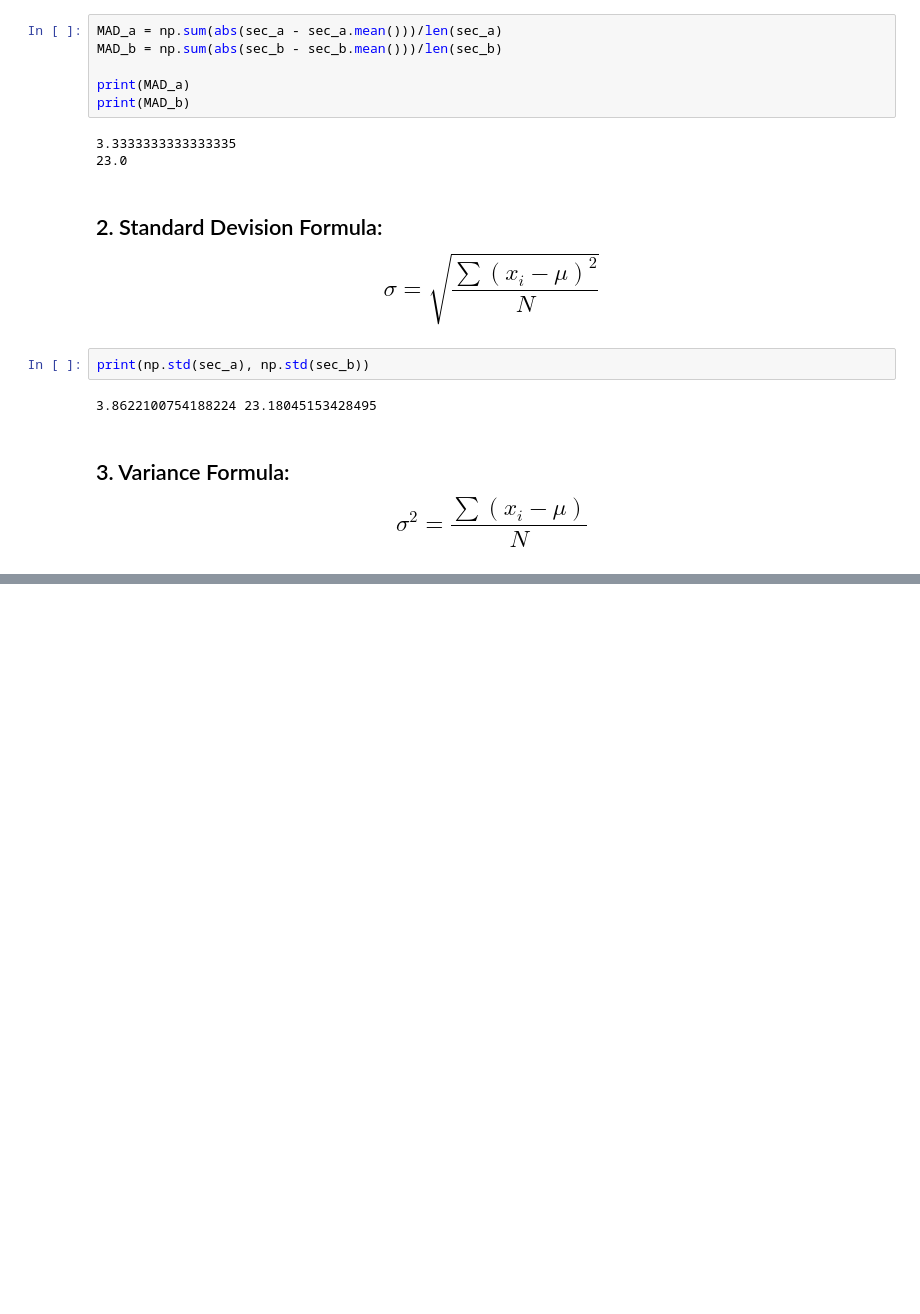
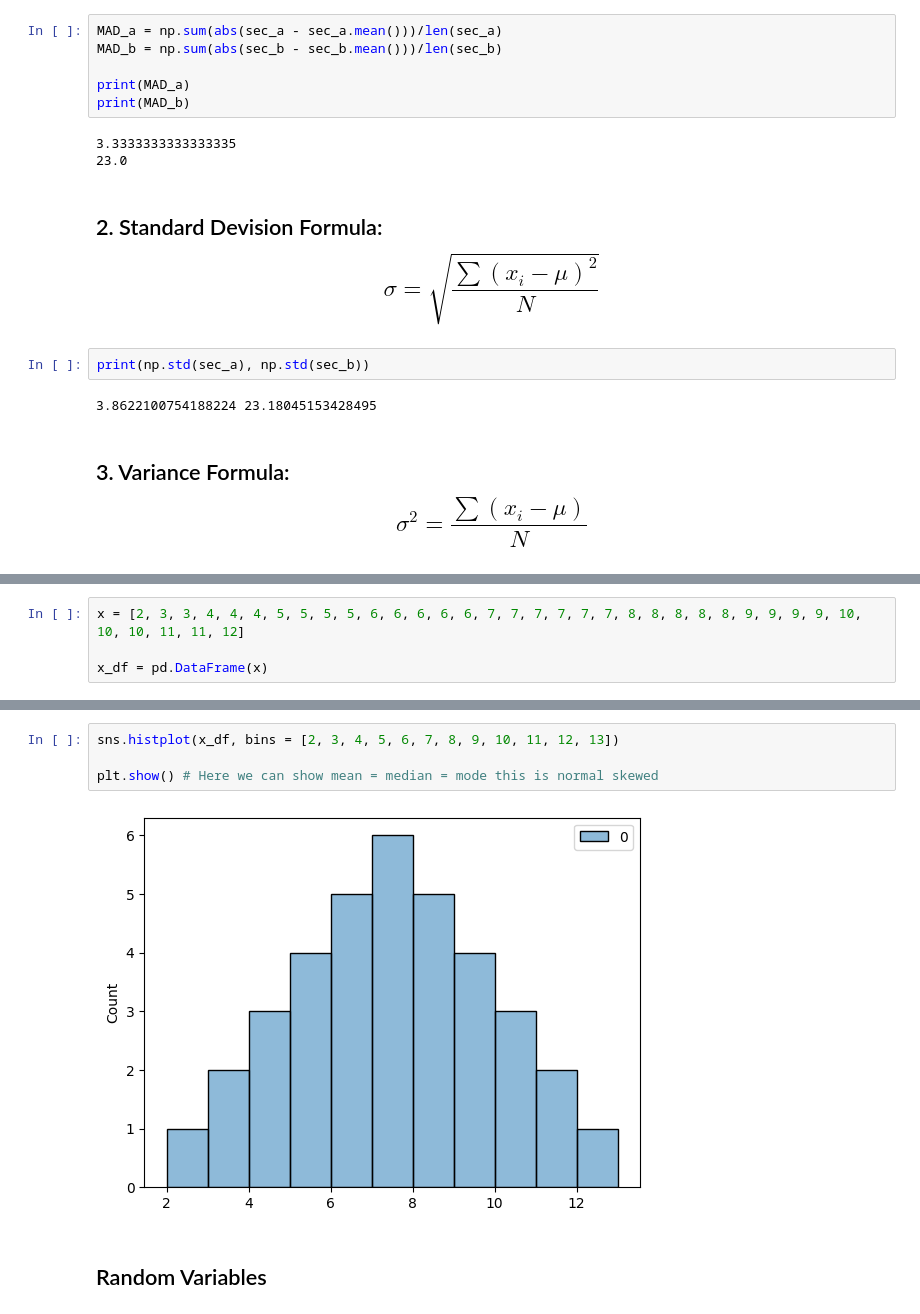
Before and after one commit to lukhi-laksh/Machine-Learning, a Jupyter notebook: Data Science Maths/Basic.ipynb, the cells around one changed output, grey strips where cells are left out. Cells and saved outputs as stored; diff of their text form; blank space fills up the shorter version.

```diff
--- a/Data Science Maths/Basic.ipynb
+++ b/Data Science Maths/Basic.ipynb
@@ -149,0 +235,4 @@ print(np.var(sec_a), np.var(sec))
+# %%
+x = [2, 3, 3, 4, 4, 4, 5, 5, 5, 5, 6, 6, 6, 6, 6, 7, 7, 7, 7, 7, 7, 8, 8, 8, 8, 8, 9, 9, 9, 9, 10, 10, 10, 11, 11, 12]
+
+x_df = pd.DataFrame(x)
@@ -149,0 +248,8 @@ print(np.var(sec_a), np.var(sec))
+# %%
+sns.histplot(x_df, bins = [2, 3, 4, 5, 6, 7, 8, 9, 10, 11, 12, 13])
+
+plt.show() # Here we can show mean = median = mode this is normal skewed
+# %% [output]
+[figure, added]
+# %% [markdown]
+## Random Variables
```
Also changed, not shown: parts of 27 cells of this notebook.
